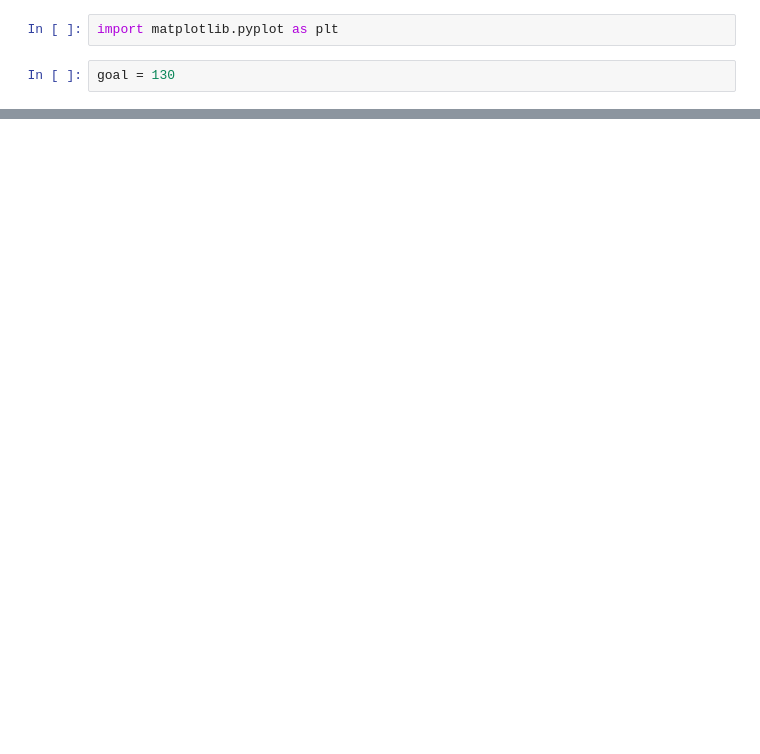
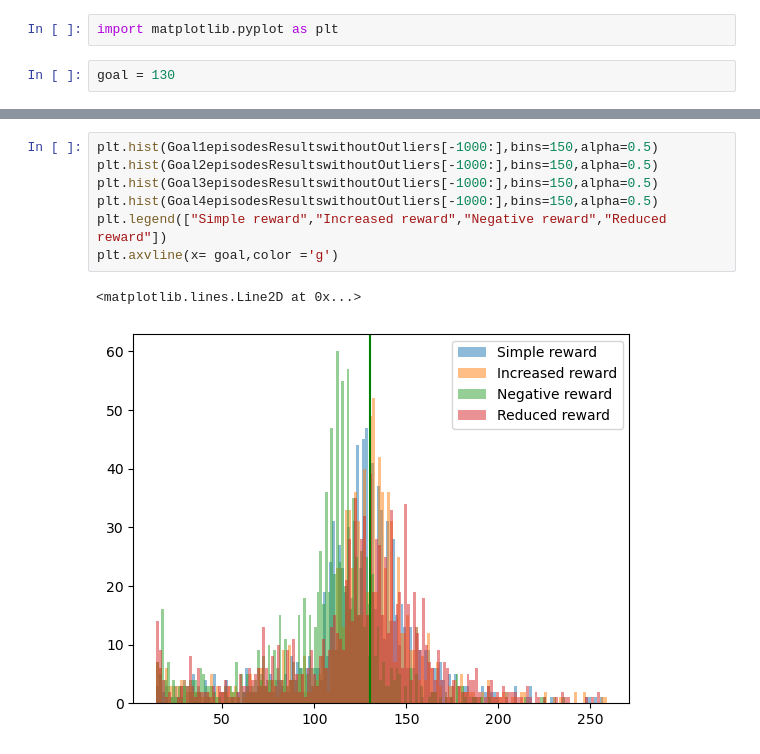
Before and after one commit to mvdbremt/Performance-Specific-Reinforcement-learning, a Jupyter notebook: CombinedGraphs.ipynb, the cells around one changed output, grey strips where cells are left out. Drawn from its saved outputs; the diff is of its cells as text; blank space fills up the shorter version.

```diff
--- a/CombinedGraphs.ipynb
+++ b/CombinedGraphs.ipynb
@@ -86,0 +87,10 @@ plt.axvline(x= goal,color ='g')
+# %%
+plt.hist(Goal1episodesResultswithoutOutliers[-1000:],bins=150,alpha=0.5)
+plt.hist(Goal2episodesResultswithoutOutliers[-1000:],bins=150,alpha=0.5)
+plt.hist(Goal3episodesResultswithoutOutliers[-1000:],bins=150,alpha=0.5)
+plt.hist(Goal4episodesResultswithoutOutliers[-1000:],bins=150,alpha=0.5)
+plt.legend(["Simple reward","Increased reward","Negative reward","Reduced reward"])
+plt.axvline(x= goal,color ='g')
+# %% [output]
+<matplotlib.lines.Line2D at 0x...>
+[figure, added]
```
Also changed, not shown: parts of 7 cells of this notebook, 36 other files.
